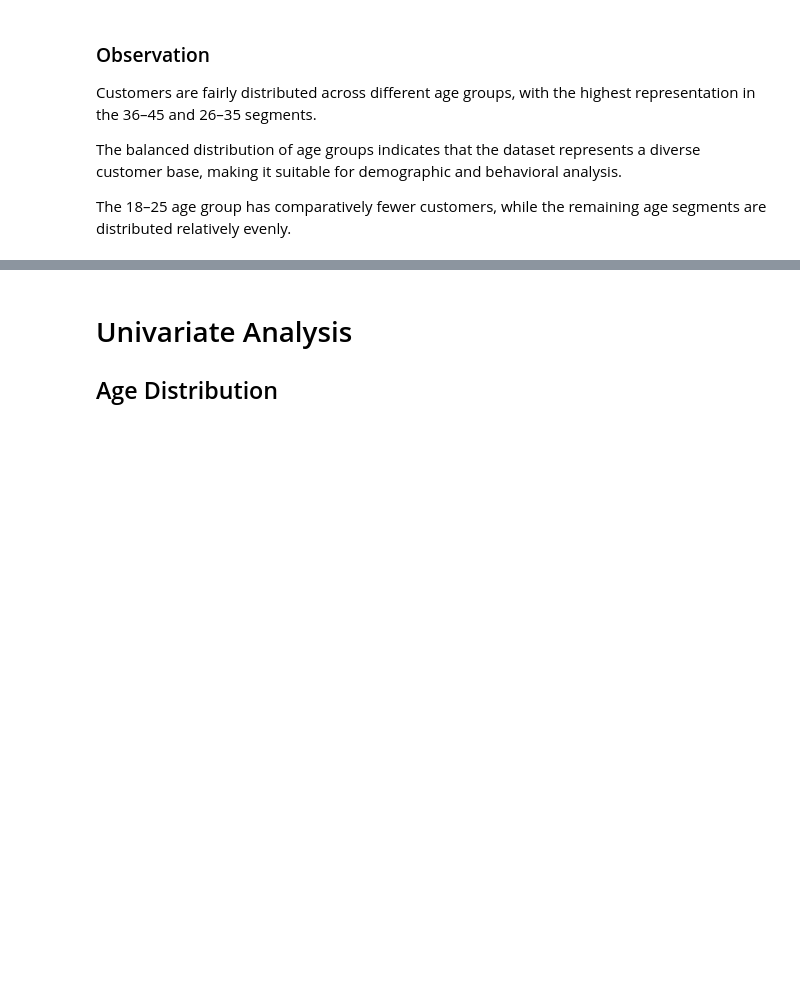
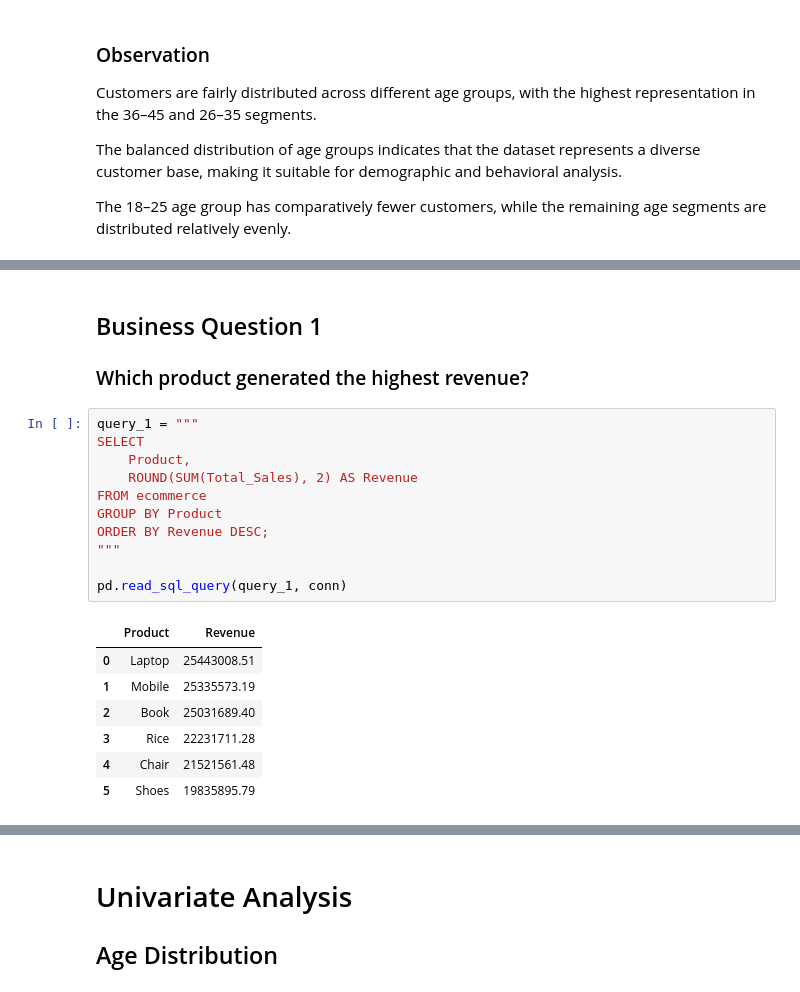
Before and after one commit to Sunita-lab/ApexPlanet-Internship-Ecommerce-Customer-Analytics, a Jupyter notebook: task 02 - EDA and business analytics/eda_and_business_analytics.ipynb, the cells around one changed output, grey strips where cells are left out. Drawn from its saved outputs; the diff is of its cells as text; blank space fills up the shorter version.

```diff
--- a/task 02 - EDA and business analytics/eda_and_business_analytics.ipynb
+++ b/task 02 - EDA and business analytics/eda_and_business_analytics.ipynb
@@ -267,0 +287,23 @@ The 18–25 age group has comparatively fewer customers, while the remaining age
+# %% [markdown]
+## Business Question 1
+
+### Which product generated the highest revenue?
+# %%
+query_1 = """
+SELECT
+    Product,
+    ROUND(SUM(Total_Sales), 2) AS Revenue
+FROM ecommerce
+GROUP BY Product
+ORDER BY Revenue DESC;
+"""
+
+pd.read_sql_query(query_1, conn)
+# %% [output]
+|  | Product | Revenue |
+| 0 | Laptop | 25443008.51 |
+| 1 | Mobile | 25335573.19 |
+| 2 | Book | 25031689.40 |
+| 3 | Rice | 22231711.28 |
+| 4 | Chair | 21521561.48 |
+| 5 | Shoes | 19835895.79 |
```
Also changed, not shown: parts of 34 cells of this notebook.
